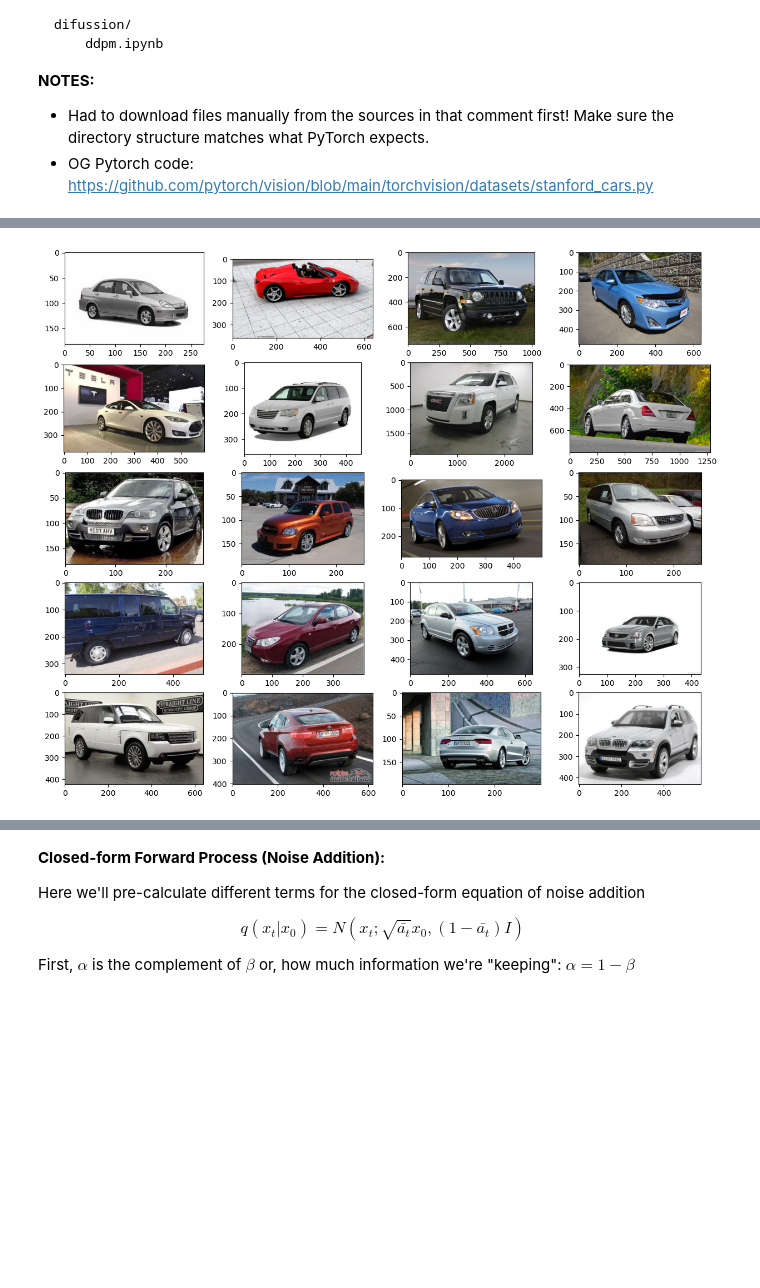
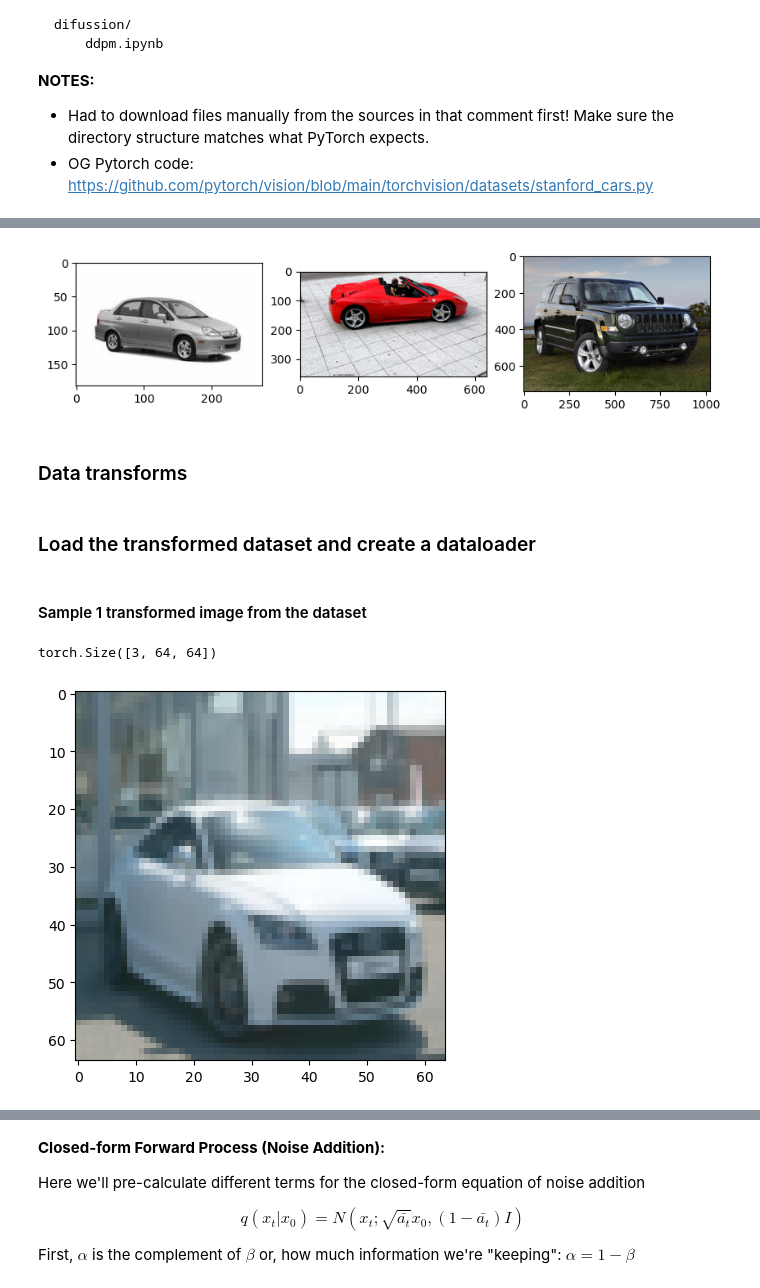
Before and after one commit to thefirebanks/research-papers, a Jupyter notebook: diffusion/ddpm.ipynb, the cells around one changed output, grey strips where cells are left out. Cells and saved outputs as stored; diff of their text form; code cells hidden in the pictures; blank space fills up the shorter version.

```diff
--- a/diffusion/ddpm.ipynb
+++ b/diffusion/ddpm.ipynb
@@ -41,7 +46,7 @@ test_data = torchvision.datasets.StanfordCars(root="../data/", split="test")
 # %%
 def show_image_samples(dataset, num_samples=20, cols=4):
     """Plots num_samples image samples from the dataset"""
-    plt.figure(figsize=(15, 15))
+    plt.figure(figsize=(10, 10))
     for i, img in enumerate(dataset):
         if i == num_samples:
             break
@@ -54,4 +59,6 @@ show_image_samples(train_data)
 # %%
-show_image_samples(test_data)
+show_image_samples(test_data, num_samples=3, cols=3)
 # %% [output]
-[figure, old version]
+[figure, new version]
+# %% [markdown]
+### Data transforms
@@ -57,0 +88,2 @@ show_image_samples(test_data)
+# %% [markdown]
+### Load the transformed dataset and create a dataloader
@@ -58 +94,10 @@ show_image_samples(test_data)
+# %% [markdown]
+#### Sample 1 transformed image from the dataset
+# %%
+image = data[0][0]
+plt.imshow(reverse_transforms(image))
+image.shape
+# %% [output]
+torch.Size([3, 64, 64])
+[figure, added]
 # %% [markdown]
```
Also changed, not shown: parts of 35 cells of this notebook.
